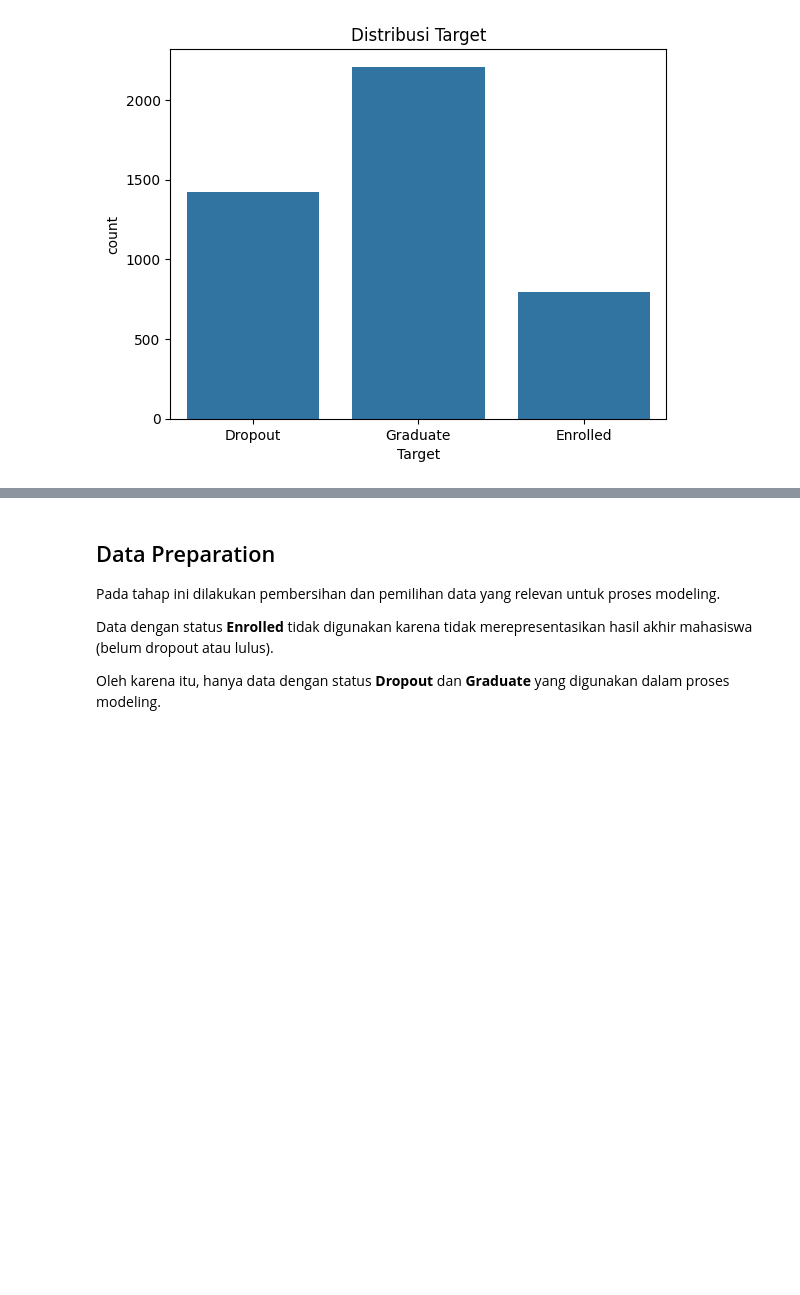
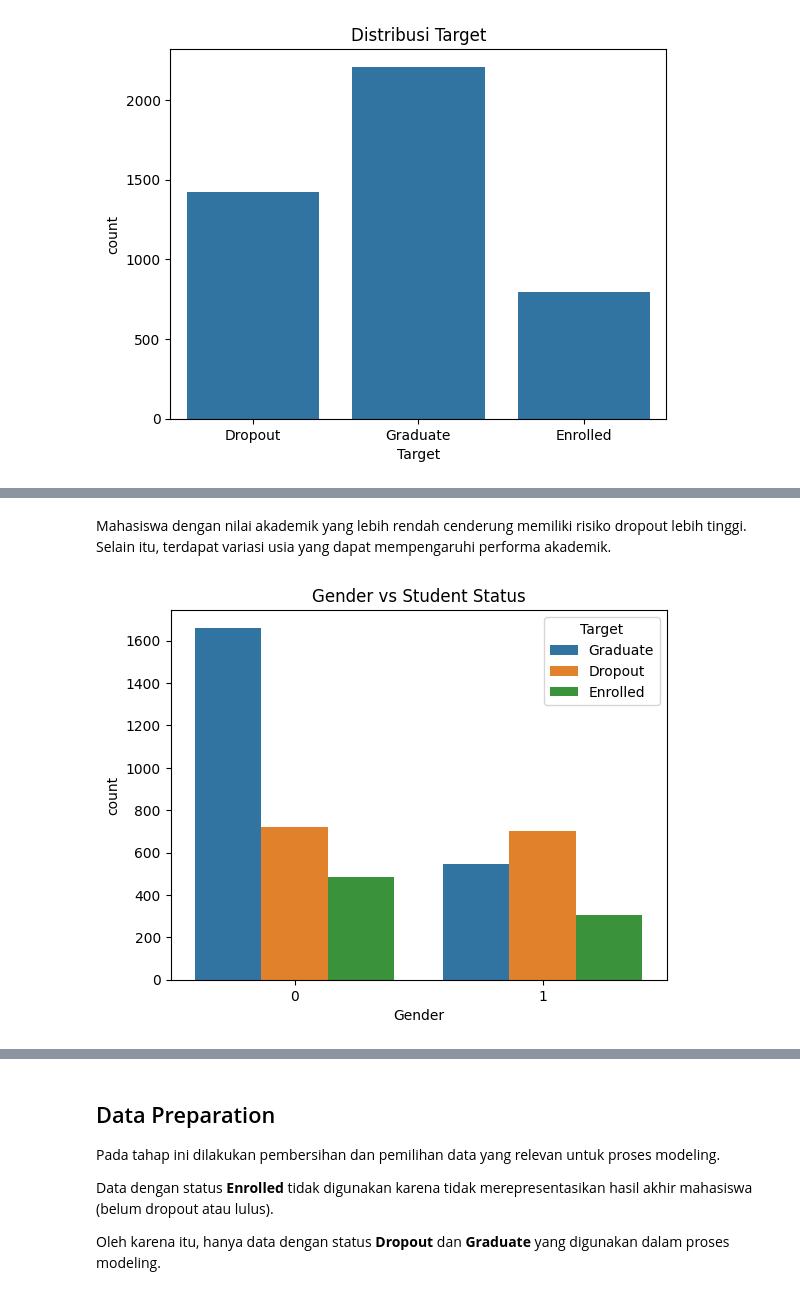
Before and after one commit to swynt/data-project-1, a Jupyter notebook: student-dropout-prediction/notebook.ipynb, the cells around one changed output, grey strips where cells are left out. Cells and saved outputs as stored; diff of their text form; code cells hidden in the pictures; blank space fills up the shorter version.

```diff
--- a/student-dropout-prediction/notebook.ipynb
+++ b/student-dropout-prediction/notebook.ipynb
@@ -85,0 +112,9 @@ plt.show()
+# %% [markdown]
+Mahasiswa dengan nilai akademik yang lebih rendah cenderung memiliki risiko dropout lebih tinggi.
+Selain itu, terdapat variasi usia yang dapat mempengaruhi performa akademik.
+# %%
+sns.countplot(x='Gender', hue='Target', data=df)
+plt.title("Gender vs Student Status")
+plt.show()
+# %% [output]
+[figure, added]
```
Also changed, not shown: parts of 12 cells of this notebook, 2 other files.
